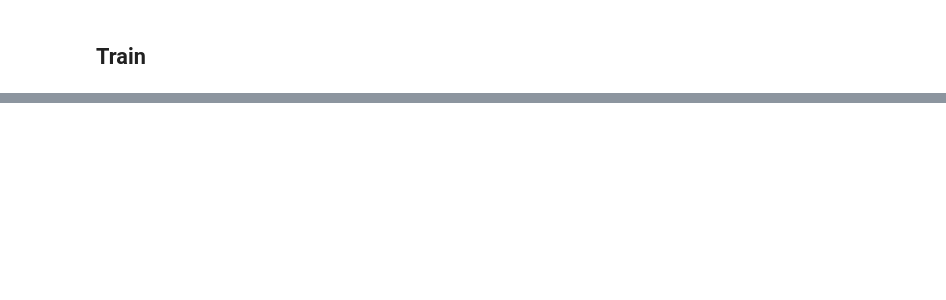
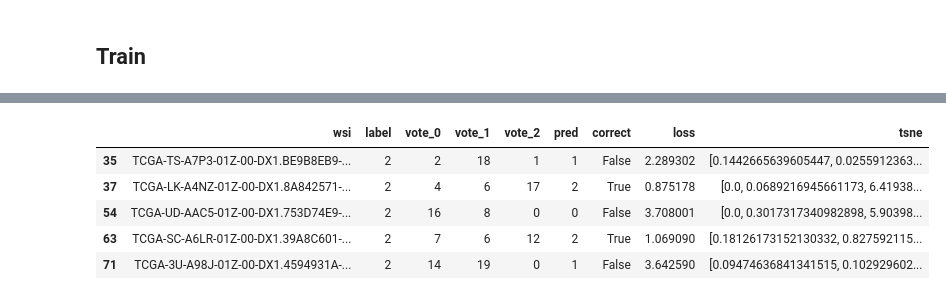
Before and after one commit to david-siqi-liu/histopathology-cancer-classification, a Jupyter notebook: deep-set-and-gnn-vote.ipynb, the cells around one changed output, grey strips where cells are left out. Drawn from its saved outputs; the diff is of its cells as text; code cells hidden in the pictures; blank space fills up the shorter version.

```diff
--- a/deep-set-and-gnn-vote.ipynb
+++ b/deep-set-and-gnn-vote.ipynb
@@ -869,0 +871,9 @@ plot_cm(best_dev_df['label'], best_dev_df['pred'])
+# %%
+dev_df.loc[dev_df['label'] == 2]
+# %% [output]
+|  | wsi | label | vote_0 | vote_1 | vote_2 | pred | correct | loss | tsne |
+| 35 | TCGA-TS-A7P3-01Z-00-DX1.BE9B8EB9-... | 2 | 2 | 18 | 1 | 1 | False | 2.289302 | [0.1442665639605447, 0.0255912363... |
+| 37 | TCGA-LK-A4NZ-01Z-00-DX1.8A842571-... | 2 | 4 | 6 | 17 | 2 | True | 0.875178 | [0.0, 0.0689216945661173, 6.41938... |
+| 54 | TCGA-UD-AAC5-01Z-00-DX1.753D74E9-... | 2 | 16 | 8 | 0 | 0 | False | 3.708001 | [0.0, 0.3017317340982898, 5.90398... |
+| 63 | TCGA-SC-A6LR-01Z-00-DX1.39A8C601-... | 2 | 7 | 6 | 12 | 2 | True | 1.069090 | [0.18126173152130332, 0.827592115... |
+| 71 | TCGA-3U-A98J-01Z-00-DX1.4594931A-... | 2 | 14 | 19 | 0 | 1 | False | 3.642590 | [0.09474636841341515, 0.102929602... |
```
Also changed, not shown: parts of 33 cells of this notebook.
